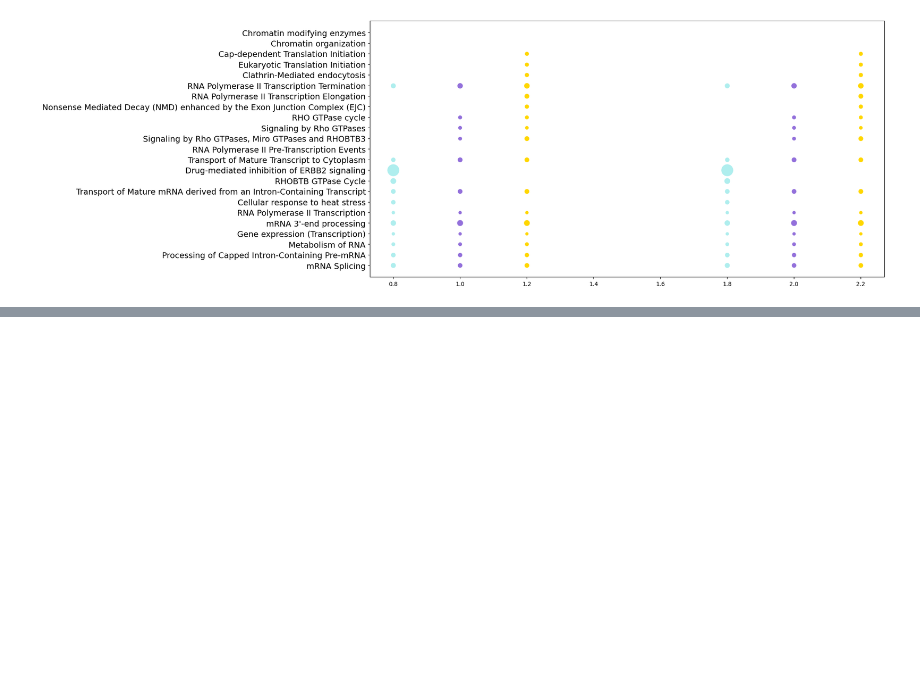
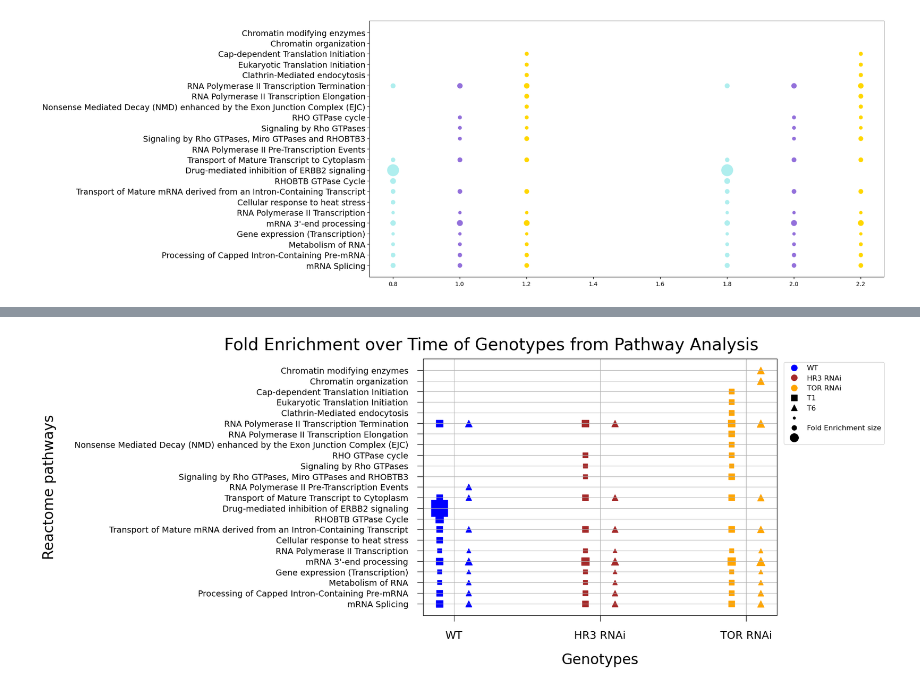
Before and after one commit to nzomorrodnia/bachelorproject_drosophila, a Jupyter notebook: bubble_plot.ipynb, the cells around one changed output, grey strips where cells are left out. Drawn from its saved outputs; the diff is of its cells as text; code cells hidden in the pictures; blank space fills up the shorter version.

```diff
--- a/bubble_plot.ipynb
+++ b/bubble_plot.ipynb
@@ -213 +172,60 @@ plt.show()
+# %%
+color_dict_95 = {
+    'WT': 'blue',
+    'HR3': 'brown',
+    'TOR': 'orange'
+}
+
+fig, ax = plt.subplots(1,1, figsize=(20, 8))
+c = 20
+for i, pathway in enumerate(df_pathways['Reactome pathways']):
+    row = df_pathways.iloc[i]
+
+    x = [1, 2, 3]
+
+    for j, genotype in enumerate(genotypes):
+        fe1 = row[f'Fold_enrich_{genotype} T1']
+        fe6 = row[f'Fold_enrich_{genotype} T6']
+
+        fe1 = fe1 if not math.isnan(fe1) else 0
+        fe6 = fe6 if not math.isnan(fe6) else 0
+        #print(fe)
+        ax.scatter(x[j]-.1, i, marker='s', s=c*fe1, label='T1', color=color_dict_95[genotype])
+        ax.scatter(x[j]+.1, i, marker='^', s=c*fe6, label='T6', color=color_dict_95[genotype])
+
+ax.set_yticks(np.arange(len(pathways)), pathways, fontsize=14)
+ax.set_xticks([1,2,3], ['WT', 'HR3 RNAi', 'TOR RNAi'], fontsize=18)
+ax.grid(True)
+
+ax.set_ylabel('Reactome pathways', labelpad=30, fontsize=24)
+ax.set_xlabel('Genotypes', labelpad=20, fontsize=24)
+
+# Move the genotype labels further down by setting their y-position
+ax.set_xticks([1,2,3], ['WT', 'HR3 RNAi', 'TOR RNAi'], fontsize=18, ha='center', va='top', position=(0,-0.001))
+
+# Set longer tick marks and move y-axis labels away from the plot
+ax.tick_params(axis='both', which='both', length=10, pad=15)
+
+wt_dot = mlines.Line2D([], [], color=color_dict_95['WT'], marker='o', linestyle='None',
+                          markersize=10, label='WT')
+hr3_dot = mlines.Line2D([], [], color=color_dict_95['HR3'], marker='o', linestyle='None',
+                          markersize=10, label='HR3 RNAi')
+tor_dot = mlines.Line2D([], [], color=color_dict_95['TOR'], marker='o', linestyle='None',
+                          markersize=10, label='TOR RNAi')
+t1_dot = mlines.Line2D([], [], color='k', marker='s', linestyle='None',
+                          markersize=10, label='T1')
+t6_dot = mlines.Line2D([], [], color='k', marker='^', linestyle='None',
+                          markersize=10, label='T6')
+
+small_dot = mlines.Line2D([], [], color='k', marker='o', linestyle='None', markersize=4, label='')
+medium_dot = mlines.Line2D([], [], color='k', marker='o', linestyle='None', markersize=8, label='Fold Enrichment size')
+large_dot = mlines.Line2D([], [], color='k', marker='o', linestyle='None', markersize=14, label='')
+
+ax.legend(handles=[wt_dot, hr3_dot, tor_dot, t1_dot, t6_dot, small_dot, medium_dot, large_dot], fontsize=12, bbox_to_anchor=(1.01, 1))
+
+ax.set_title('Fold Enrichment over Time of Genotypes from Pathway Analysis ', fontsize=28, y=1.02, x=0.2)
+plt.tight_layout()
+plt.show()
+# %% [output]
+[figure, added]
 # %%
```
Also changed, not shown: parts of 16 cells of this notebook.
